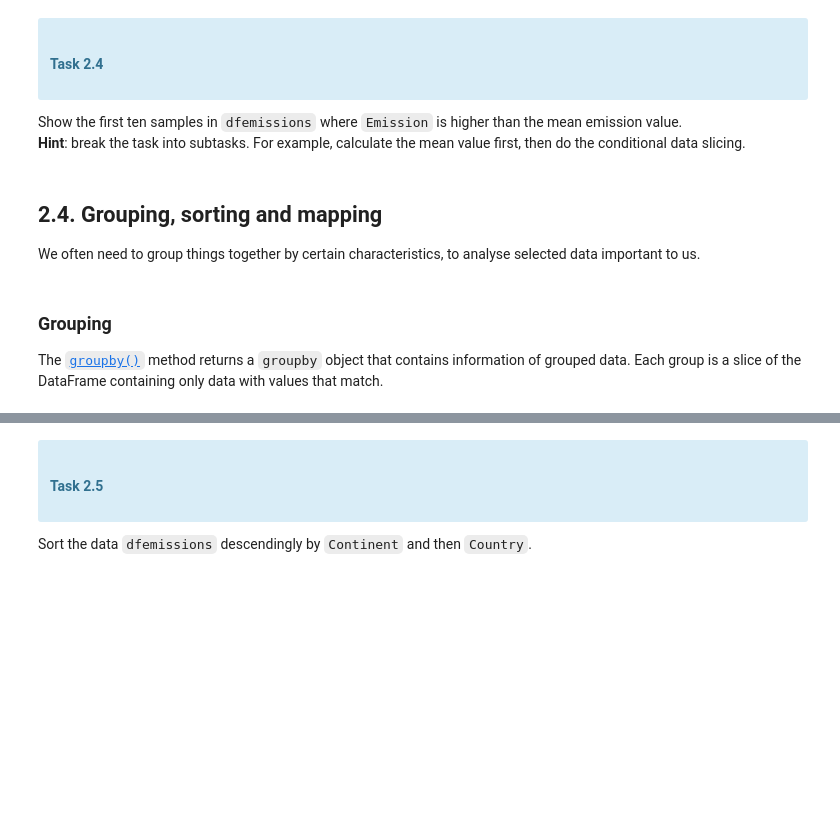
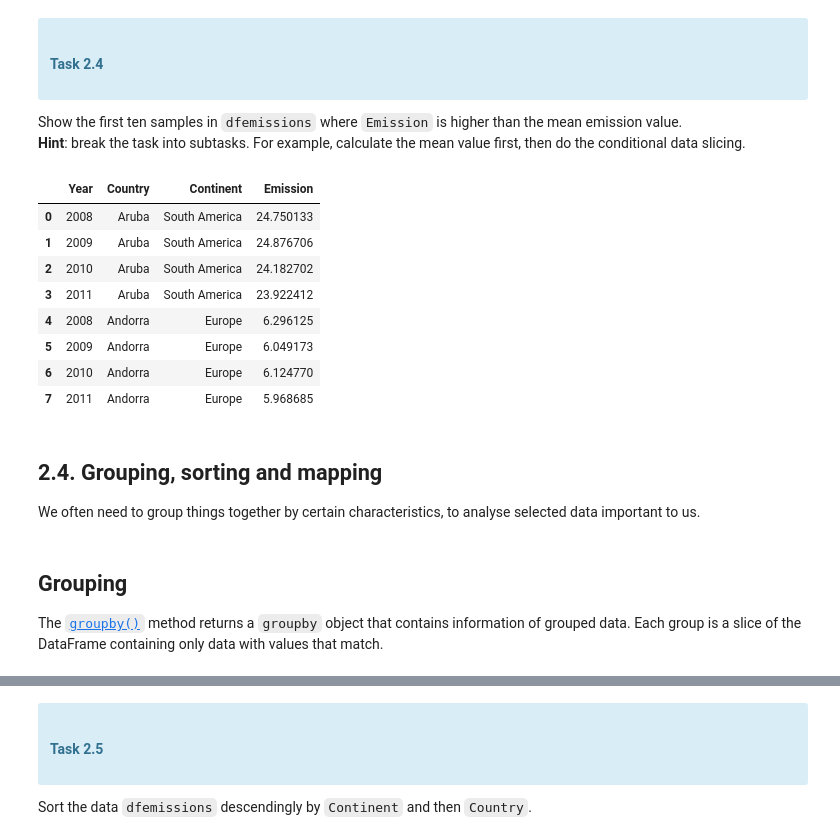
Before and after one commit to Sati2030/COMP1008_Seiji, a Jupyter notebook: Labs/Lab1/Exercise_1_Numpy_Pandas.ipynb, the cells around one changed output, grey strips where cells are left out. Drawn from its saved outputs; the diff is of its cells as text; code cells hidden in the pictures; blank space fills up the shorter version.

````diff
--- a/Labs/Lab1/Exercise_1_Numpy_Pandas.ipynb
+++ b/Labs/Lab1/Exercise_1_Numpy_Pandas.ipynb
@@ -316,12 +610,24 @@ Show the first ten samples in `dfemissions` where `Emission` is higher than the
 <b>Hint</b>: break the task into subtasks. For example, calculate the mean value first, then do the conditional data slicing.
 # %%
 # Your code goes here.
+meanEmission = dfemissions['Emission'].mean()
+dfemissions[dfemissions['Emission'] > meanEmission].loc[:10]
+# %% [output]
+|  | Year | Country | Continent | Emission |
+| 0 | 2008 | Aruba | South America | 24.750133 |
+| 1 | 2009 | Aruba | South America | 24.876706 |
+| 2 | 2010 | Aruba | South America | 24.182702 |
+| 3 | 2011 | Aruba | South America | 23.922412 |
+| 4 | 2008 | Andorra | Europe | 6.296125 |
+| 5 | 2009 | Andorra | Europe | 6.049173 |
+| 6 | 2010 | Andorra | Europe | 6.124770 |
+| 7 | 2011 | Andorra | Europe | 5.968685 |
 # %% [markdown]
 ## 2.4. Grouping, sorting and mapping
 
 We often need to group things together by certain characteristics, to analyse selected data important to us.
 # %% [markdown]
-### Grouping
+## Grouping
 
 The [```groupby()```](https://pandas.pydata.org/docs/reference/api/pandas.DataFrame.groupby.html) method returns a `groupby` object that contains information of grouped data. Each group is a slice of the DataFrame containing only data with values that match.
 # %%
````
Also changed, not shown: parts of 70 cells of this notebook, 1 other file.
